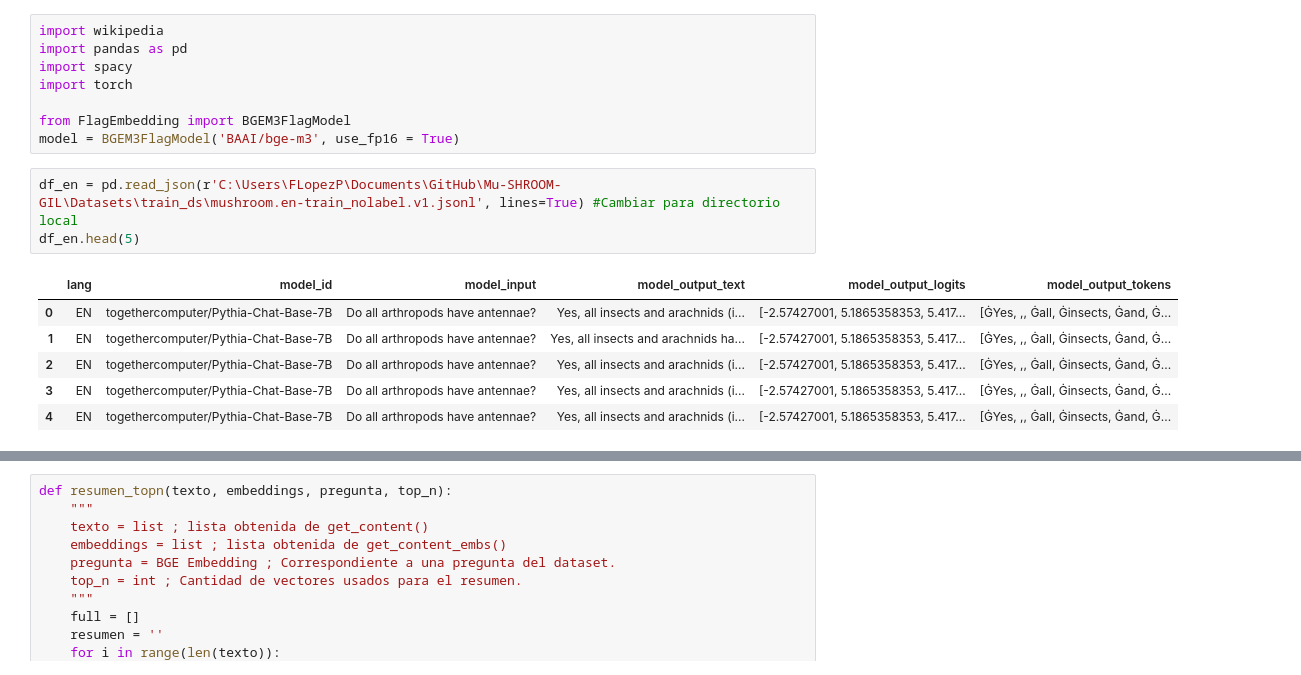
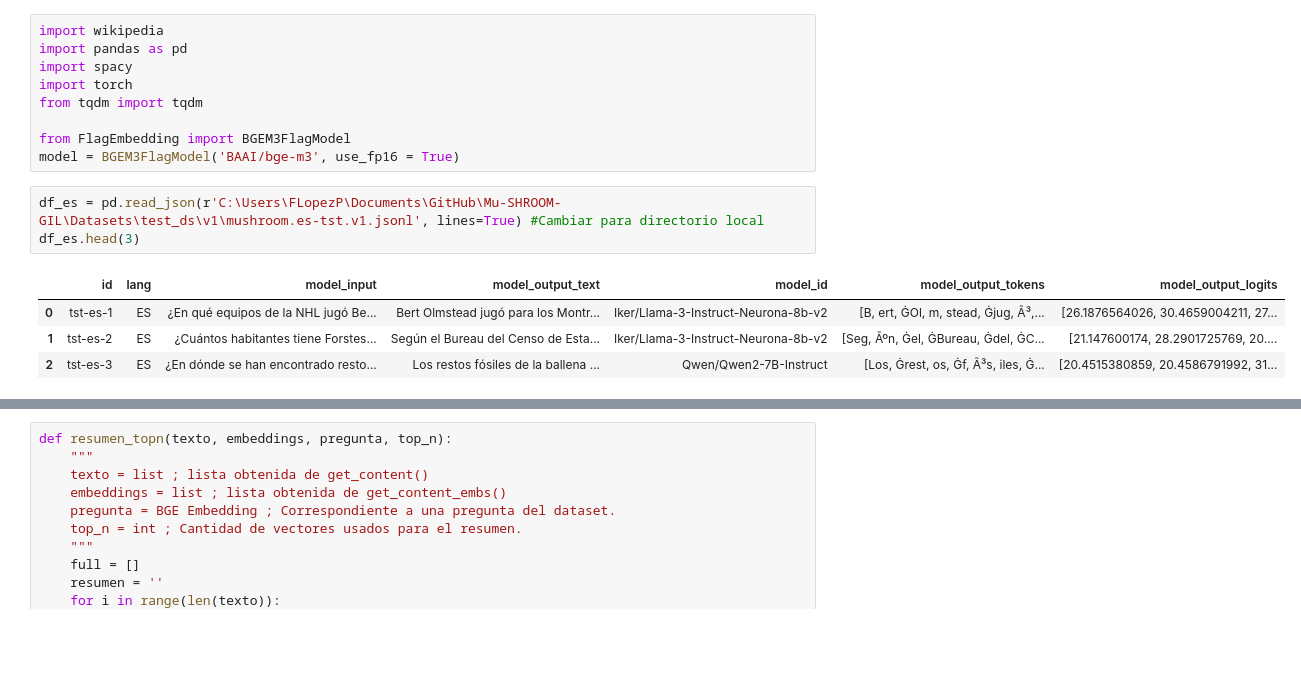
Before and after one commit to Kurocaguama/Mu-SHROOM-GIL, a Jupyter notebook: Notebooks/N3_5 Extracción alternativa.ipynb, the cells around one changed output, grey strips where cells are left out. Saved outputs shown, nothing was run; the diff lists cells and outputs as text; blank space fills up the shorter version.

```diff
--- a/Notebooks/N3_5 Extracción alternativa.ipynb
+++ b/Notebooks/N3_5 Extracción alternativa.ipynb
@@ -3,19 +3,18 @@ import wikipedia
 import pandas as pd
 import spacy
 import torch
+from tqdm import tqdm
 
 from FlagEmbedding import BGEM3FlagModel
 model = BGEM3FlagModel('BAAI/bge-m3', use_fp16 = True)
 # %%
-df_en = pd.read_json(r'C:\Users\FLopezP\Documents\GitHub\Mu-SHROOM-GIL\Datasets\train_ds\mushroom.en-train_nolabel.v1.jsonl', lines=True) #Cambiar para directorio local
-df_en.head(5)
+df_es = pd.read_json(r'C:\Users\FLopezP\Documents\GitHub\Mu-SHROOM-GIL\Datasets\test_ds\v1\mushroom.es-tst.v1.jsonl', lines=True) #Cambiar para directorio local
+df_es.head(3)
 # %% [output]
-|  | lang | model_id | model_input | model_output_text | model_output_logits | model_output_tokens |
-| 0 | EN | togethercomputer/Pythia-Chat-Base-7B | Do all arthropods have antennae? | Yes, all insects and arachnids (i... | [-2.57427001, 5.1865358353, 5.417... | [ĠYes, ,, Ġall, Ġinsects, Ġand, Ġ... |
-| 1 | EN | togethercomputer/Pythia-Chat-Base-7B | Do all arthropods have antennae? | Yes, all insects and arachnids ha... | [-2.57427001, 5.1865358353, 5.417... | [ĠYes, ,, Ġall, Ġinsects, Ġand, Ġ... |
-| 2 | EN | togethercomputer/Pythia-Chat-Base-7B | Do all arthropods have antennae? | Yes, all insects and arachnids (i... | [-2.57427001, 5.1865358353, 5.417... | [ĠYes, ,, Ġall, Ġinsects, Ġand, Ġ... |
-| 3 | EN | togethercomputer/Pythia-Chat-Base-7B | Do all arthropods have antennae? | Yes, all insects and arachnids (i... | [-2.57427001, 5.1865358353, 5.417... | [ĠYes, ,, Ġall, Ġinsects, Ġand, Ġ... |
-| 4 | EN | togethercomputer/Pythia-Chat-Base-7B | Do all arthropods have antennae? | Yes, all insects and arachnids (i... | [-2.57427001, 5.1865358353, 5.417... | [ĠYes, ,, Ġall, Ġinsects, Ġand, Ġ... |
+|  | id | lang | model_input | model_output_text | model_id | model_output_tokens | model_output_logits |
+| 0 | tst-es-1 | ES | ¿En qué equipos de la NHL jugó Be... | Bert Olmstead jugó para los Montr... | Iker/Llama-3-Instruct-Neurona-8b-v2 | [B, ert, ĠOl, m, stead, Ġjug, Ã³,... | [26.1876564026, 30.4659004211, 27... |
+| 1 | tst-es-2 | ES | ¿Cuántos habitantes tiene Forstes... | Según el Bureau del Censo de Esta... | Iker/Llama-3-Instruct-Neurona-8b-v2 | [Seg, Ãºn, Ġel, ĠBureau, Ġdel, ĠC... | [21.147600174, 28.2901725769, 20.... |
+| 2 | tst-es-3 | ES | ¿En dónde se han encontrado resto... | Los restos fósiles de la ballena ... | Qwen/Qwen2-7B-Instruct | [Los, Ġrest, os, Ġf, Ã³s, iles, Ġ... | [20.4515380859, 20.4586791992, 31... |
 # %%
 # Estas tres partes están bastante bien.
 # El problema siento que radica en la siguiente celda donde recuperamos el resumen de cada página en vez de las secciones relevantes.
```
Also changed, not shown: parts of 18 cells of this notebook, 2 other files.
